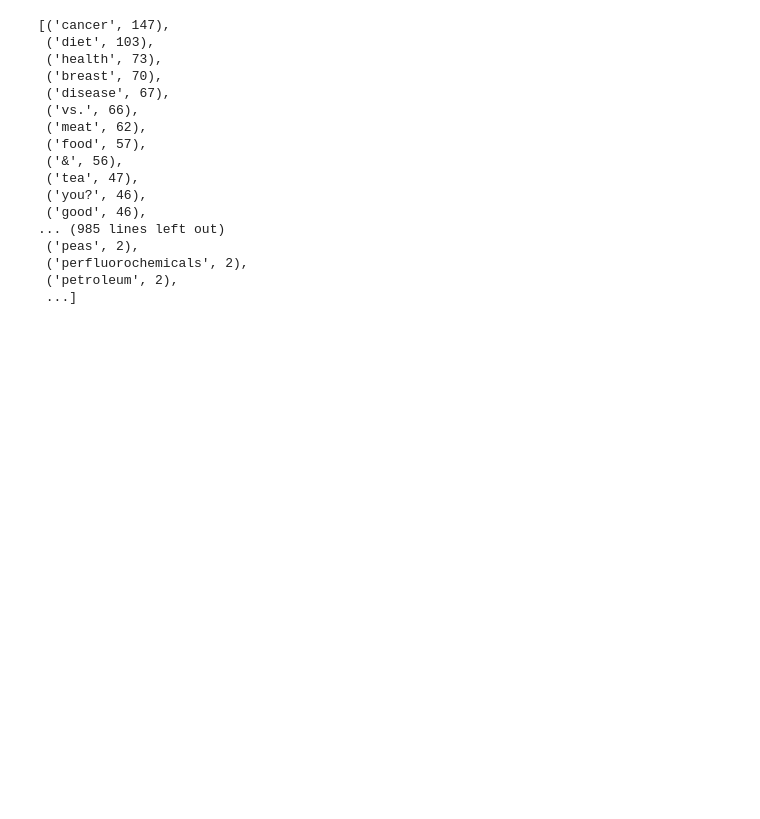
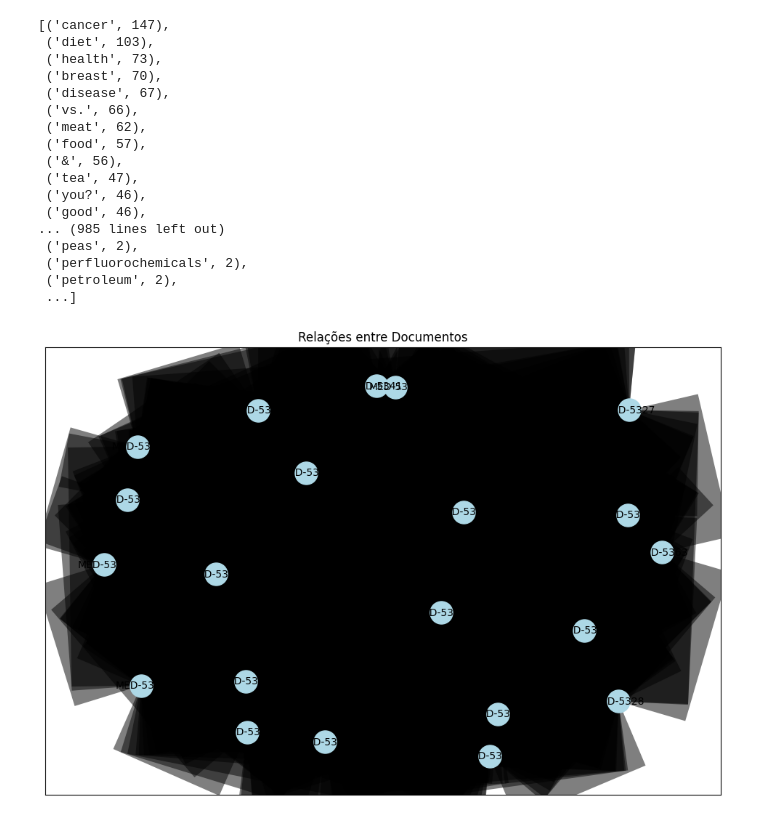
Before and after one commit to martapereira0/Search_Engine, a Jupyter notebook: queries_richie.ipynb, the cells around one changed output. Drawn from its saved outputs; the diff is of its cells as text; code cells hidden in the pictures; blank space fills up the shorter version.

Commit message:
Lista e diagrama para ver a relação entre documentos

```diff
--- a/queries_richie.ipynb
+++ b/queries_richie.ipynb
@@ -320,3 +320,38 @@ word_counts.most_common()
  ('perfluorochemicals', 2),
  ('petroleum', 2),
  ...]
+# %%
+import networkx as nx
+
+# Inicializar o grafo
+G = nx.Graph()
+
+# Contagem das coocorrências dos documentos nas queries
+cooccurrences = {}
+for query, group in df_qrels.groupby('query_id'):
+    docs = group['doc_id'].tolist()
+    for i in range(len(docs)):
+        for j in range(i + 1, len(docs)):
+            doc_pair = tuple(sorted([docs[i], docs[j]]))
+            cooccurrences[doc_pair] = cooccurrences.get(doc_pair, 0) + 1
+
+# Adicionar arestas ao grafo com base nas coocorrências
+for (doc1, doc2), count in cooccurrences.items():
+    if count >= 250:
+        G.add_edge(doc1, doc2, weight=count)
+# %%
+import matplotlib.pyplot as plt
+
+# Configuração da posição dos nós
+pos = nx.spring_layout(G, seed=42)
+
+# Desenho do grafo
+plt.figure(figsize=(12, 8))
+nx.draw_networkx_nodes(G, pos, node_size=500, node_color='lightblue')
+nx.draw_networkx_edges(G, pos, width=[G[u][v]['weight'] / 2 for u, v in G.edges], alpha=0.5)
+nx.draw_networkx_labels(G, pos, font_size=10, font_color='black')
+
+plt.title('Relações entre Documentos')
+plt.show()
+# %% [output]
+[figure, added]
```
Also changed, not shown: parts of 4 cells of this notebook.
